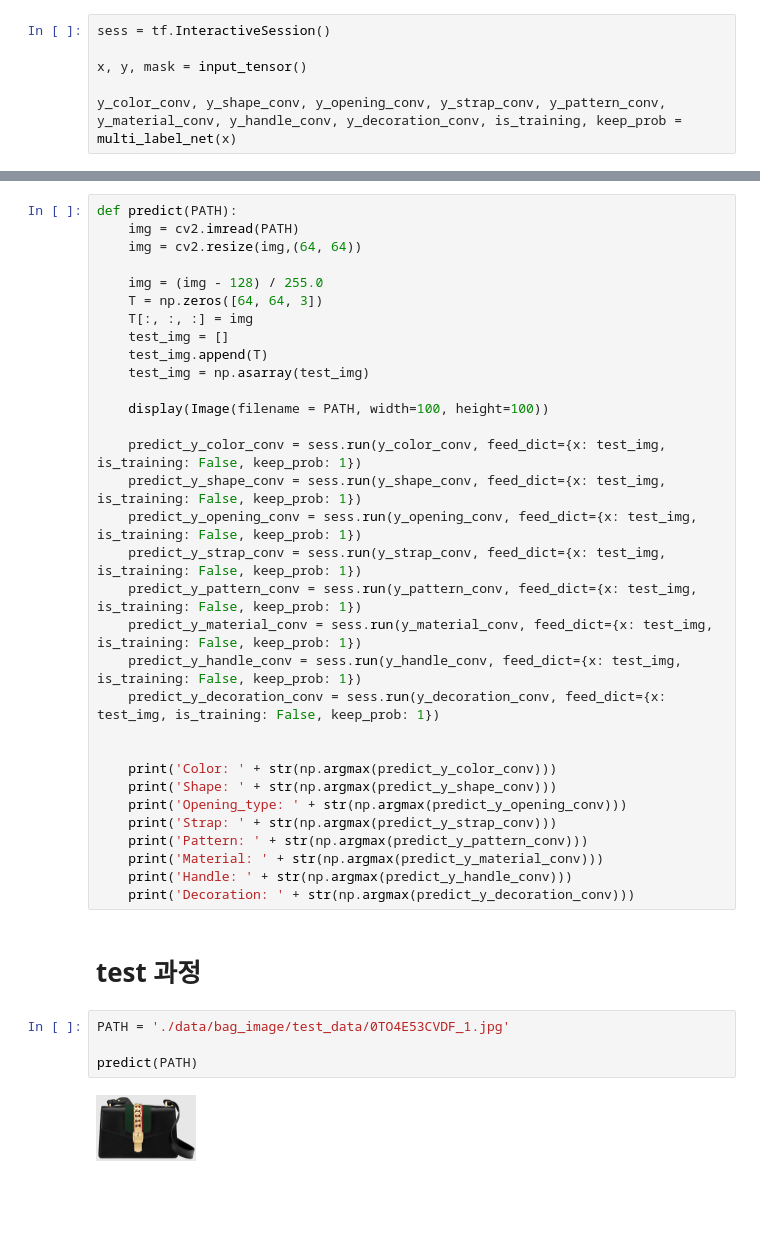
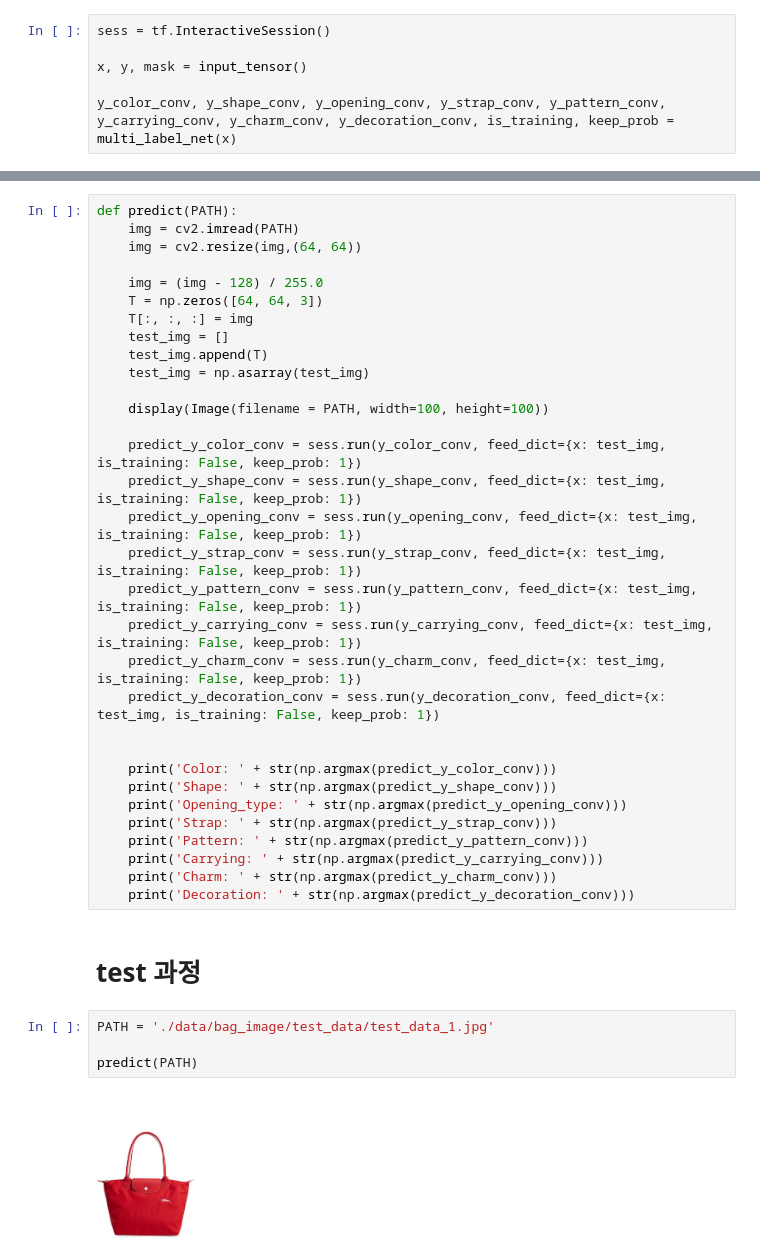
Before and after one commit to mondeique/multi-label-classification, a Jupyter notebook: test.ipynb, the cells around one changed output, grey strips where cells are left out. Saved outputs shown, nothing was run; the diff lists cells and outputs as text; blank space fills up the shorter version.

```diff
--- a/test.ipynb
+++ b/test.ipynb
@@ -17,6 +17,6 @@ sess = tf.InteractiveSession()
 
 x, y, mask = input_tensor()
 
-y_color_conv, y_shape_conv, y_opening_conv, y_strap_conv, y_pattern_conv, y_material_conv, y_handle_conv, y_decoration_conv, is_training, keep_prob = multi_label_net(x)
+y_color_conv, y_shape_conv, y_opening_conv, y_strap_conv, y_pattern_conv, y_carrying_conv, y_charm_conv, y_decoration_conv, is_training, keep_prob = multi_label_net(x)
 # %% [output]
 WARNING: Logging before flag parsing goes to stderr.
@@ -66,8 +73,8 @@ def predict(PATH):
     predict_y_opening_conv = sess.run(y_opening_conv, feed_dict={x: test_img, is_training: False, keep_prob: 1})
     predict_y_strap_conv = sess.run(y_strap_conv, feed_dict={x: test_img, is_training: False, keep_prob: 1})
     predict_y_pattern_conv = sess.run(y_pattern_conv, feed_dict={x: test_img, is_training: False, keep_prob: 1})
-    predict_y_material_conv = sess.run(y_material_conv, feed_dict={x: test_img, is_training: False, keep_prob: 1})
-    predict_y_handle_conv = sess.run(y_handle_conv, feed_dict={x: test_img, is_training: False, keep_prob: 1})
+    predict_y_carrying_conv = sess.run(y_carrying_conv, feed_dict={x: test_img, is_training: False, keep_prob: 1})
+    predict_y_charm_conv = sess.run(y_charm_conv, feed_dict={x: test_img, is_training: False, keep_prob: 1})
     predict_y_decoration_conv = sess.run(y_decoration_conv, feed_dict={x: test_img, is_training: False, keep_prob: 1})
 
 
@@ -76,14 +83,14 @@ def predict(PATH):
     print('Opening_type: ' + str(np.argmax(predict_y_opening_conv)))
     print('Strap: ' + str(np.argmax(predict_y_strap_conv)))
     print('Pattern: ' + str(np.argmax(predict_y_pattern_conv)))
-    print('Material: ' + str(np.argmax(predict_y_material_conv)))
-    print('Handle: ' + str(np.argmax(predict_y_handle_conv)))
+    print('Carrying: ' + str(np.argmax(predict_y_carrying_conv)))
+    print('Charm: ' + str(np.argmax(predict_y_charm_conv)))
     print('Decoration: ' + str(np.argmax(predict_y_decoration_conv)))
 # %% [markdown]
 # test 과정
 # %%
-PATH = './data/bag_image/test_data/0TO4E53CVDF_1.jpg'
+PATH = './data/bag_image/test_data/test_data_1.jpg'
 
 predict(PATH)
 # %% [output]
-[figure, old version]
+[figure, new version]
```
Also changed, not shown: parts of 5 cells of this notebook, 2 other files.
